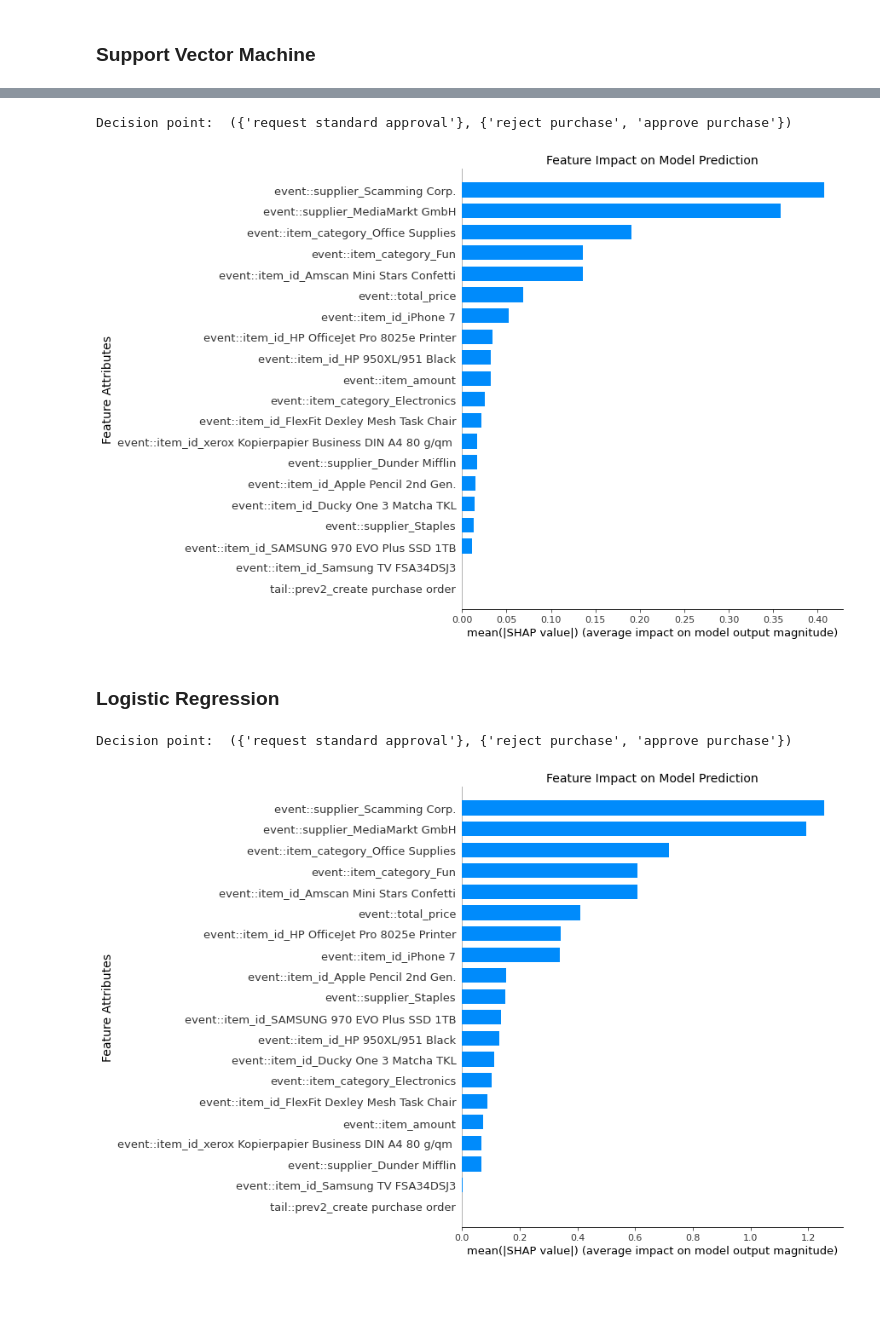
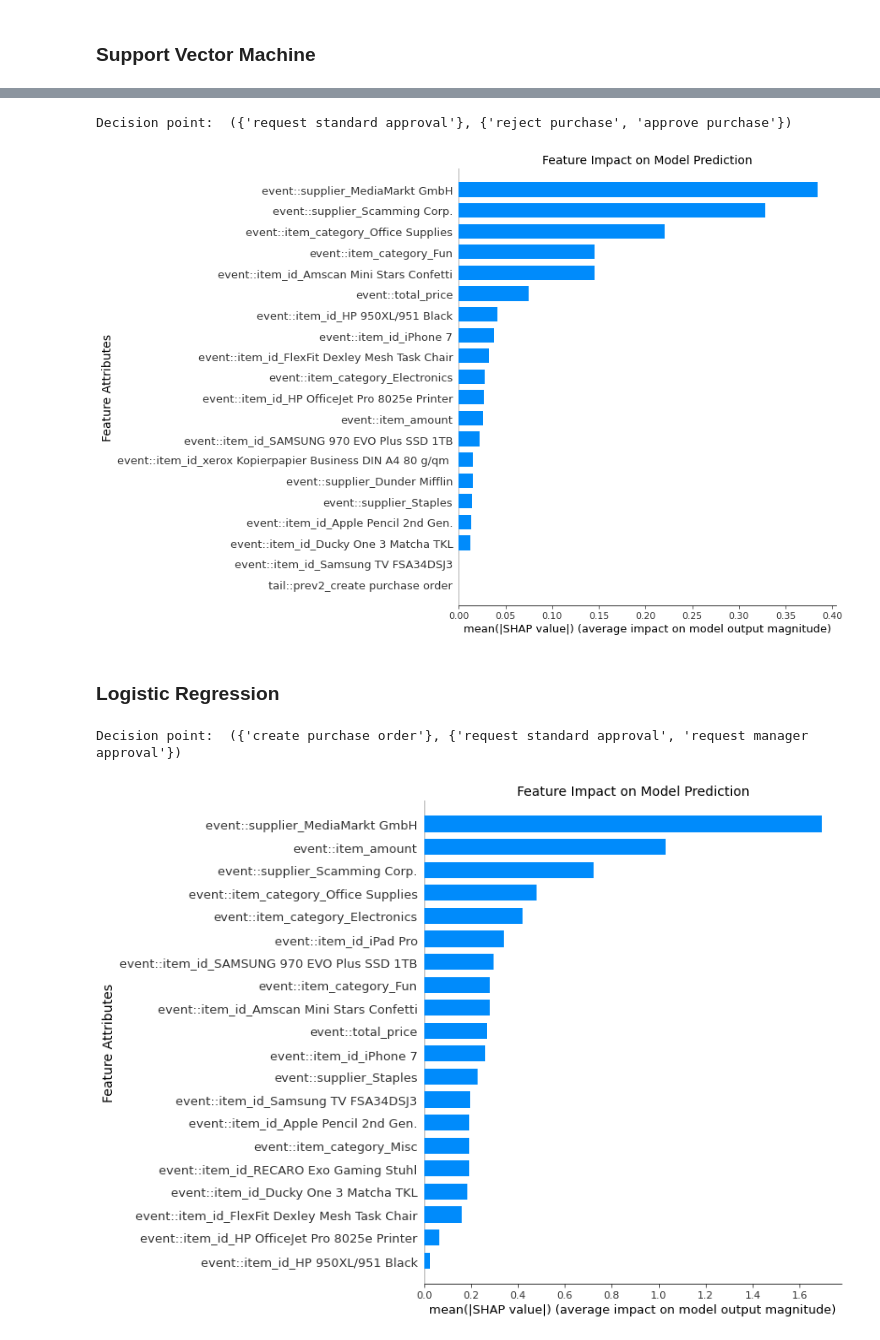
Before and after one commit to aarkue/eXdpn, a Jupyter notebook: qualitative_analysis/qualitative_analysis_norandomness.ipynb, the cells around one changed output, grey strips where cells are left out. Cells and saved outputs as stored; diff of their text form; code cells hidden in the pictures; blank space fills up the shorter version.

```diff
--- a/qualitative_analysis/qualitative_analysis_norandomness.ipynb
+++ b/qualitative_analysis/qualitative_analysis_norandomness.ipynb
@@ -60,14 +60,5 @@ Best guard: <exdpn.guards.decision_tree_guard.Decision_Tree_Guard object at 0x..
 [figure]
 # %% [markdown]
 ### Decision Tree
-# %%
-# import event log and create data petri net
-event_log_no_randomness = import_log(os.path.join(os.getcwd(), '..', 'datasets', 'p2p_base_no_randomness.xes'))
-dpn_no_randomness = data_petri_net.Data_Petri_Net(event_log = event_log_no_randomness,
-                                                  event_level_attributes = ['item_category','item_id','item_amount','supplier','total_price'],
-                                                  ml_list = [ML_Technique.DT],
-                                                  verbose = False)
-
-decision_points = list(dpn_no_randomness.decision_points)
 # %%
 print("Decision point: ", decision_points[0])
@@ -96,11 +87,2 @@ Decision point:  ({'request standard approval'}, {'reject purchase', 'approve pu
 # %% [markdown]
 ### Neural Network
-# %%
-# import event log and create data petri net
-event_log_no_randomness = import_log(os.path.join(os.getcwd(), '..', 'datasets', 'p2p_base_no_randomness.xes'))
-dpn_no_randomness = data_petri_net.Data_Petri_Net(event_log = event_log_no_randomness,
-                                                  event_level_attributes = ['item_category','item_id','item_amount','supplier','total_price'],
-                                                  ml_list = [ML_Technique.NN],
-                                                  verbose = False)
-
-decision_points = list(dpn_no_randomness.decision_points)
@@ -133,13 +113,4 @@ Decision point:  ({'request standard approval'}, {'reject purchase', 'approve pu
 # %% [markdown]
 ### Support Vector Machine
-# %%
-# import event log and create data petri net
-event_log_no_randomness = import_log(os.path.join(os.getcwd(), '..', 'datasets', 'p2p_base_no_randomness.xes'))
-dpn_no_randomness = data_petri_net.Data_Petri_Net(event_log = event_log_no_randomness,
-                                                  event_level_attributes = ['item_category','item_id','item_amount','supplier','total_price'],
-                                                  ml_list = [ML_Technique.SVM],
-                                                  verbose = False)
-
-decision_points = list(dpn_no_randomness.decision_points)
 # %%
 print("Decision point: ", decision_points[0])
@@ -160,29 +131,20 @@ Decision point:  ({'request manager approval'}, {'manager reject purchase', 'man
 # %%
 print("Decision point: ", decision_points[2])
-best_guard = dpn_no_randomness.get_guard_at_place(decision_points[2])
-if best_guard.is_explainable():
-    best_guard.get_explainable_representation()
+svm_guard = dpn_no_randomness.guard_manager_per_place[decision_points[2]].guards_list[ML_Technique.SVM]
+if svm_guard.is_explainable():
+    svm_guard.get_explainable_representation()
 # %% [output]
 Decision point:  ({'request standard approval'}, {'reject purchase', 'approve purchase'})
-[figure, old version]
+[figure, new version]
 # %% [markdown]
 ### Logistic Regression
-# %%
-# import event log and create data petri net
-event_log_no_randomness = import_log(os.path.join(os.getcwd(), '..', 'datasets', 'p2p_base_no_randomness.xes'))
-dpn_no_randomness = data_petri_net.Data_Petri_Net(event_log = event_log_no_randomness,
-                                                  event_level_attributes = ['item_category','item_id','item_amount','supplier','total_price'],
-                                                  ml_list = [ML_Technique.LR],
-                                                  verbose = False)
-
-decision_points = list(dpn_no_randomness.decision_points)
 # %%
 print("Decision point: ", decision_points[0])
-best_guard = dpn_no_randomness.get_guard_at_place(decision_points[0])
-if best_guard.is_explainable():
-    best_guard.get_explainable_representation()
+lr_guard = dpn_no_randomness.guard_manager_per_place[decision_points[0]].guards_list[ML_Technique.LR]
+if lr_guard.is_explainable():
+    lr_guard.get_explainable_representation()
 # %% [output]
-Decision point:  ({'request standard approval'}, {'reject purchase', 'approve purchase'})
+Decision point:  ({'create purchase order'}, {'request standard approval', 'request manager approval'})
-[figure, old version]
+[figure, new version]
 # %%
 print("Decision point: ", decision_points[1])
```
Also changed, not shown: parts of 14 cells of this notebook, 3 other files.
